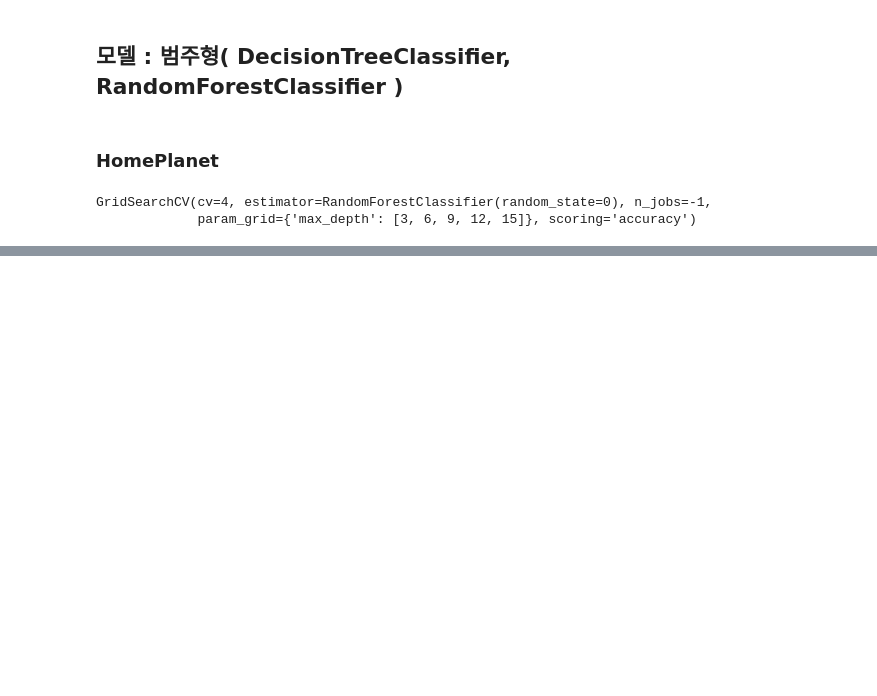
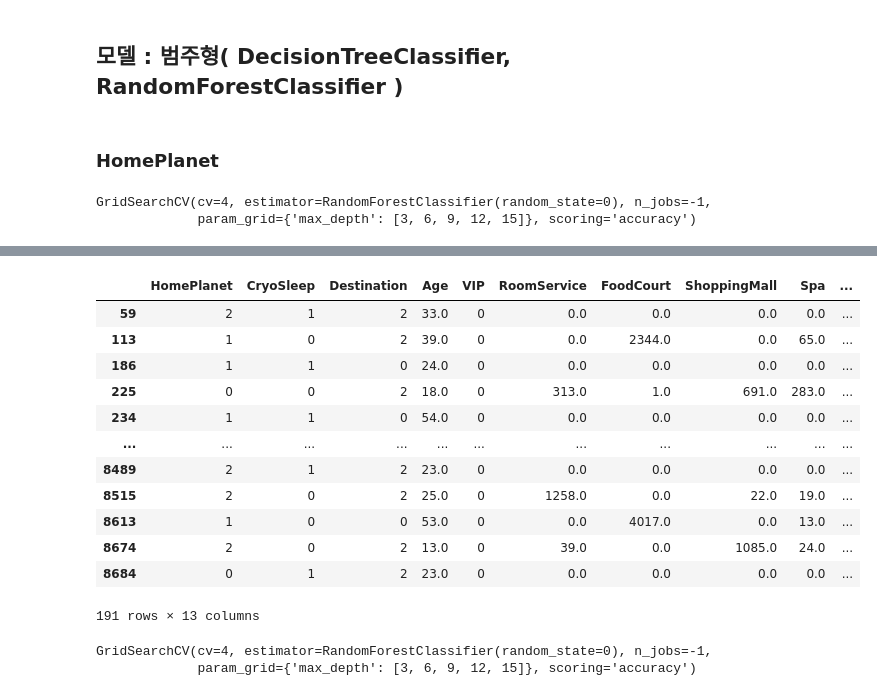
Before and after one commit to SHINDongHyeo/Kaggle, a Jupyter notebook: spaceship-titanic/second_try.ipynb, the cells around one changed output, grey strips where cells are left out. Drawn from its saved outputs; the diff is of its cells as text; code cells hidden in the pictures; blank space fills up the shorter version.

```diff
--- a/spaceship-titanic/second_try.ipynb
+++ b/spaceship-titanic/second_try.ipynb
@@ -442,0 +459,5 @@ gs_tree.best_score_, gs_tree.best_params_
+# %%
+X_train = train_intact.drop(columns="Cabin1")
+y_train = train_intact["Cabin1"]
+gs_tree.fit(X_train, y_train)
+gs_forest.fit(X_train, y_train)
@@ -442,0 +525,17 @@ gs_tree.best_score_, gs_tree.best_params_
+# %%
+a["HomePlanet"] = gs_forest.predict(a.drop(columns="HomePlanet"))
+a
+# %% [output]
+|  | HomePlanet | CryoSleep | Destination | Age | VIP | RoomService | FoodCourt | ShoppingMall | Spa | ... |
+| 59 | 2 | 1 | 2 | 33.0 | 0 | 0.0 | 0.0 | 0.0 | 0.0 | ... |
+| 113 | 1 | 0 | 2 | 39.0 | 0 | 0.0 | 2344.0 | 0.0 | 65.0 | ... |
+| 186 | 1 | 1 | 0 | 24.0 | 0 | 0.0 | 0.0 | 0.0 | 0.0 | ... |
+| 225 | 0 | 0 | 2 | 18.0 | 0 | 313.0 | 1.0 | 691.0 | 283.0 | ... |
+| 234 | 1 | 1 | 0 | 54.0 | 0 | 0.0 | 0.0 | 0.0 | 0.0 | ... |
+| ... | ... | ... | ... | ... | ... | ... | ... | ... | ... | ... |
+| 8489 | 2 | 1 | 2 | 23.0 | 0 | 0.0 | 0.0 | 0.0 | 0.0 | ... |
+| 8515 | 2 | 0 | 2 | 25.0 | 0 | 1258.0 | 0.0 | 22.0 | 19.0 | ... |
+| 8613 | 1 | 0 | 0 | 53.0 | 0 | 0.0 | 4017.0 | 0.0 | 13.0 | ... |
+| 8674 | 2 | 0 | 2 | 13.0 | 0 | 39.0 | 0.0 | 1085.0 | 24.0 | ... |
+| 8684 | 0 | 1 | 2 | 23.0 | 0 | 0.0 | 0.0 | 0.0 | 0.0 | ... |
+191 rows × 13 columns
@@ -442,0 +546,8 @@ gs_tree.best_score_, gs_tree.best_params_
+# %%
+X_train = train_intact.drop(columns="CryoSleep")
+y_train = train_intact["CryoSleep"]
+
+gs_forest.fit(X_train, y_train)
+# %% [output]
+GridSearchCV(cv=4, estimator=RandomForestClassifier(random_state=0), n_jobs=-1,
+             param_grid={'max_depth': [3, 6, 9, 12, 15]}, scoring='accuracy')
```
Also changed, not shown: parts of 113 cells of this notebook, 2 other files.
